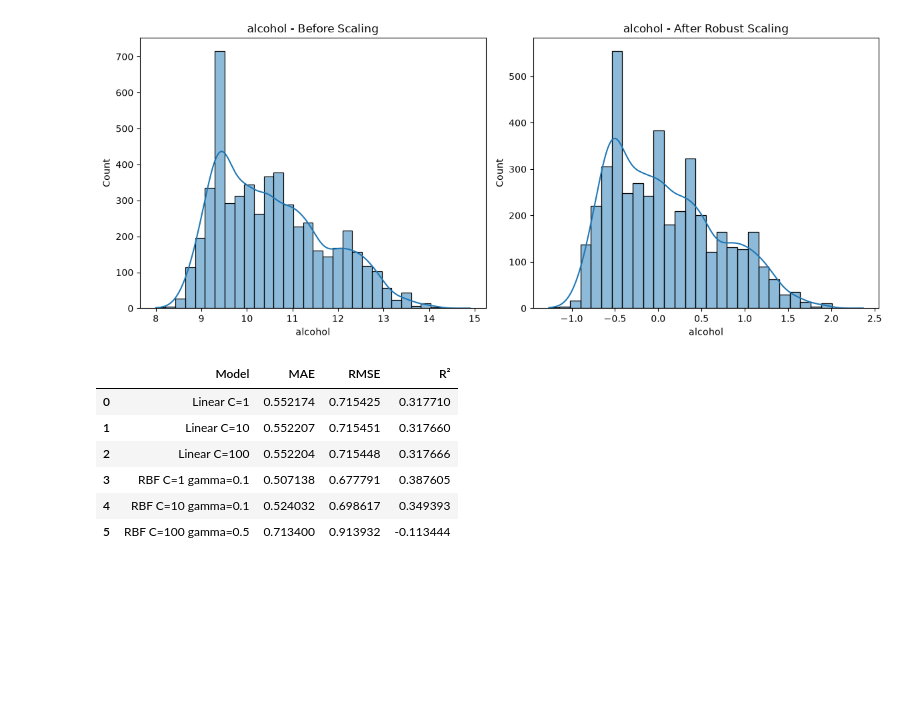
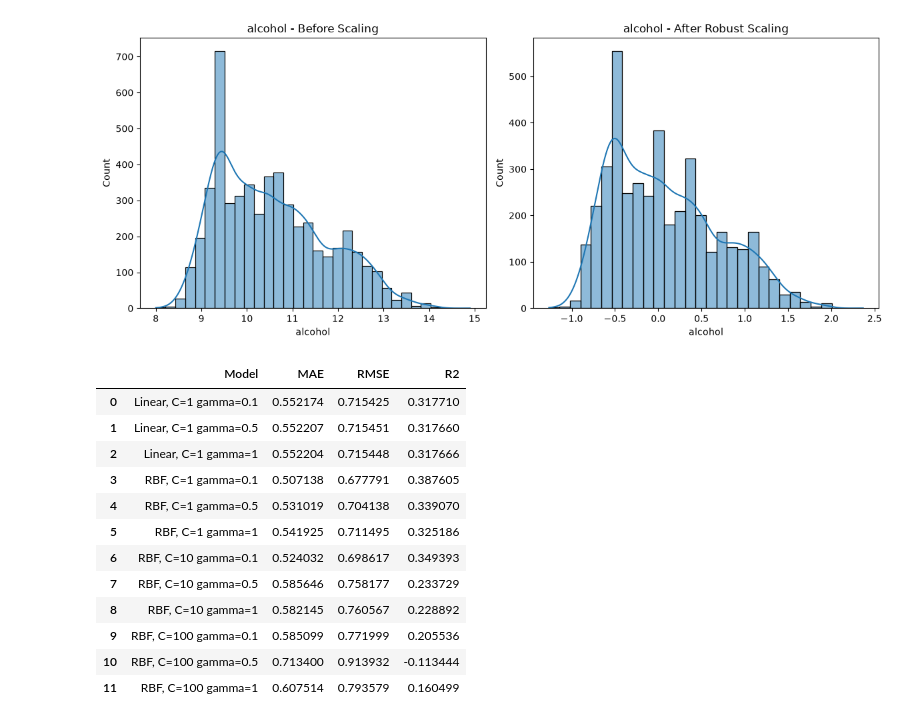
Before and after one commit to Dev-Flurssy/ml-projects, a Jupyter notebook: projects/Data/Numerical Cleaning.ipynb, the cells around one changed output. Cells and saved outputs as stored; diff of their text form; code cells hidden in the pictures; blank space fills up the shorter version.

```diff
--- a/projects/Data/Numerical Cleaning.ipynb
+++ b/projects/Data/Numerical Cleaning.ipynb
@@ -8,5 +8,5 @@ import seaborn as sns
 
 from ucimlrepo import fetch_ucirepo
 
-wine_quality = fetch_ucirepo(id=186)
+wine = fetch_ucirepo(id=186)
 # %%
@@ -43,8 +50,8 @@ dict_keys(['ids', 'features', 'targets', 'original', 'headers'])
 12            red or white  None             no
 # %%
 # convert to df for visualisation and exploration
-df = pd.DataFrame(wine_quality.data.features, columns=wine_quality.data.headers)
-df['quality']= wine_quality.data.targets
+df = pd.DataFrame(wine.data.features, columns=wine.data.headers)
+df['quality']= wine.data.targets
 
 df.head(4)
 # %% [output]
@@ -409,39 +450,47 @@ for col in num_cols:
 # %%
 from sklearn.metrics import mean_absolute_error, mean_squared_error, r2_score
-import numpy as np
-
-models = {
-    'Linear C=1': lsvr1,
-    'Linear C=10': lsvr2,
-    'Linear C=100': lsvr3,
-    'RBF C=1 gamma=0.1': rsvr1,
-    'RBF C=10 gamma=0.1': rsvr2,
-    'RBF C=100 gamma=0.5': rsvr3
-}
 
 results = []
+models = {
+    'Linear, C=1 gamma=0.1': lsvr1,
+    'Linear, C=1 gamma=0.5': lsvr2,
+    'Linear, C=1 gamma=1': lsvr3,
+    'RBF, C=1 gamma=0.1': rsvr1,
+    'RBF, C=1 gamma=0.5': rsvr2,
+    'RBF, C=1 gamma=1': rsvr3,
+    'RBF, C=10 gamma=0.1': rsvr4,
+    'RBF, C=10 gamma=0.5': rsvr5,
+    'RBF, C=10 gamma=1': rsvr6,
+    'RBF, C=100 gamma=0.1': rsvr7,
+    'RBF, C=100 gamma=0.5': rsvr8,
+    'RBF, C=100 gamma=1': rsvr9,}
 
 for name, model in models.items():
     model.fit(X_train_scaled, y_train)
-    preds = model.predict(X_test_scaled)
+    pred = model.predict(X_test_scaled)
 
-    mae = mean_absolute_error(y_test, preds)
-    rmse = np.sqrt(mean_squared_error(y_test, preds))
-    r2 = r2_score(y_test, preds)
+    mae = mean_absolute_error(y_test, pred)
+    rmse = np.sqrt(mean_squared_error(y_test, pred))
+    r2 = r2_score(y_test, pred)
 
     results.append([name, mae, rmse, r2])
 
-import pandas as pd
-svr_results = pd.DataFrame(results, columns=['Model', 'MAE', 'RMSE', 'R²'])
-display(svr_results)
+svr_result = pd.DataFrame(results, columns=['Model', 'MAE', 'RMSE', 'R2'])
+svr_result
 # %% [output]
-|  | Model | MAE | RMSE | R² |
-| 0 | Linear C=1 | 0.552174 | 0.715425 | 0.317710 |
-| 1 | Linear C=10 | 0.552207 | 0.715451 | 0.317660 |
-| 2 | Linear C=100 | 0.552204 | 0.715448 | 0.317666 |
-| 3 | RBF C=1 gamma=0.1 | 0.507138 | 0.677791 | 0.387605 |
-| 4 | RBF C=10 gamma=0.1 | 0.524032 | 0.698617 | 0.349393 |
-| 5 | RBF C=100 gamma=0.5 | 0.713400 | 0.913932 | -0.113444 |
+|  | Model | MAE | RMSE | R2 |
+| 0 | Linear, C=1 gamma=0.1 | 0.552174 | 0.715425 | 0.317710 |
+| 1 | Linear, C=1 gamma=0.5 | 0.552207 | 0.715451 | 0.317660 |
+| 2 | Linear, C=1 gamma=1 | 0.552204 | 0.715448 | 0.317666 |
+| 3 | RBF, C=1 gamma=0.1 | 0.507138 | 0.677791 | 0.387605 |
+| 4 | RBF, C=1 gamma=0.5 | 0.531019 | 0.704138 | 0.339070 |
+| 5 | RBF, C=1 gamma=1 | 0.541925 | 0.711495 | 0.325186 |
+| 6 | RBF, C=10 gamma=0.1 | 0.524032 | 0.698617 | 0.349393 |
+| 7 | RBF, C=10 gamma=0.5 | 0.585646 | 0.758177 | 0.233729 |
+| 8 | RBF, C=10 gamma=1 | 0.582145 | 0.760567 | 0.228892 |
+| 9 | RBF, C=100 gamma=0.1 | 0.585099 | 0.771999 | 0.205536 |
+| 10 | RBF, C=100 gamma=0.5 | 0.713400 | 0.913932 | -0.113444 |
+| 11 | RBF, C=100 gamma=1 | 0.607514 | 0.793579 | 0.160499 |
 # %%
 from sklearn.model_selection import train_test_split
 from sklearn.tree import DecisionTreeRegressor
```
Also changed, not shown: parts of 12 cells of this notebook, 2 other files.
